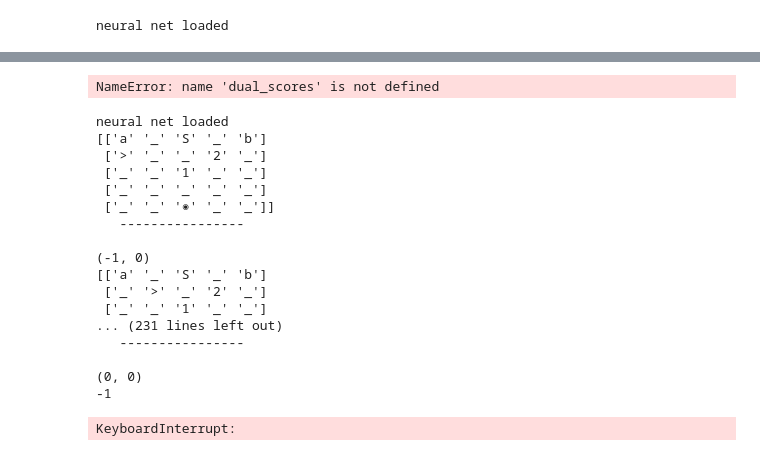
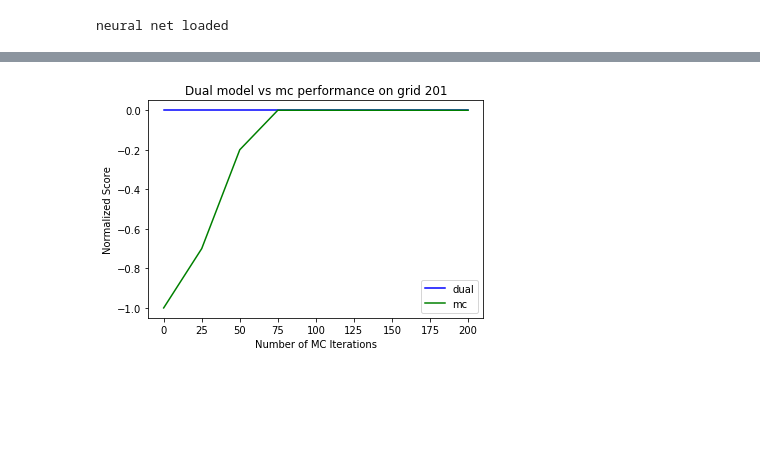
Before and after one commit to Alice2hang/RL_trolley_puzzles, a Jupyter notebook: dual_model/src/dual_model_analysis.ipynb, the cells around one changed output, grey strips where cells are left out. Drawn from its saved outputs; the diff is of its cells as text; code cells hidden in the pictures; blank space fills up the shorter version.

```diff
--- a/dual_model/src/dual_model_analysis.ipynb
+++ b/dual_model/src/dual_model_analysis.ipynb
@@ -167,73 +169,16 @@ plt.show()
 # %%
 # Graph difference between dual model and monte-carlo moodel for for a given test grid (to explore finer grained differences)
 
 def graph_one(num, dual_scores, mc_scores):
     plt.plot(ITERS, dual_scores[num], label='dual', color="blue")
     plt.plot(ITERS, mc_scores[num], label='mc', color="green")
     plt.legend()
     plt.xlabel("Number of MC Iterations")
     plt.ylabel("Normalized Score")
     plt.title("Dual model vs mc performance on grid " + str(num))
     plt.show()
 
-graph_one(108,dual_scores,mc_scores)
+graph_one(201,dual_scores,mc_scores)
+#101, 107
 # %% [output]
-NameError: name 'dual_scores' is not defined
+[figure, added]
-# %%
-action_indexes = [(0, 0), (-1, 0), (0, 1), (1, 0), (0, -1)]
-agent=Agent()
-for k in TEST_GRIDS.keys():
-    grid = Grid(init_pos=TEST_GRIDS[k])
-    Q = agent.mc_first_visit_control(grid, iters=10000, nn_init=True)
-    r = agent.run_final_policy(grid, Q,nn_init=True,display=True)
-
-'''
-def get_qvalue_statistics(action_dict,values_dict):
-    min_count = 0
-    max_count = 0
-    z_scores = []
-    for grid, action in action_dict.items():
-        ind = action_indexes.index(action)
-        if max(values_dict[grid]) == values_dict[grid][ind]:
-            max_count += 1
-        if min(values_dict[grid]) == values_dict[grid][ind]:
-            min_count += 1
-        z_scores.append((values_dict[grid][ind] - np.mean(values_dict[grid]))/np.std(values_dict[grid]))
-    return z_scores
-
-data = pd.DataFrame({
-    "push sacrifice": get_qvalue_statistics(action_dict_1,values_dict_1),
-    "switch sacrifice": get_qvalue_statistics(action_dict_2,values_dict_2),
-    "push get": get_qvalue_statistics(action_dict_4,values_dict_4),
-    "switch save": get_qvalue_statistics(action_dict_3,values_dict_3)
-    })
-
-data.boxplot()
-
-for i,d in enumerate(data):
-    y = data[d]
-    x = np.random.normal(i+1, 0.04, len(y))
-    plt.plot(x, y, mfc = ["orange","blue","yellow","red"][i], mec='k', ms=7, marker="o", linestyle="None")
-
-plt.ylabel("Z-score")
-plt.title("Action Value Z-Scores for Pushing/Switching by Gridtype")
-'''
-# %% [output]
-neural net loaded
-[['a' '_' 'S' '_' 'b']
- ['>' '_' '_' '2' '_']
- ['_' '_' '1' '_' '_']
- ['_' '_' '_' '_' '_']
- ['_' '_' '◉' '_' '_']]
-   ----------------
-
-(-1, 0)
-[['a' '_' 'S' '_' 'b']
- ['_' '>' '_' '2' '_']
- ['_' '_' '1' '_' '_']
-... (231 lines left out)
-   ----------------
-
-(0, 0)
--1
-KeyboardInterrupt:
```
Also changed, not shown: parts of 4 cells of this notebook, 5 other files.
